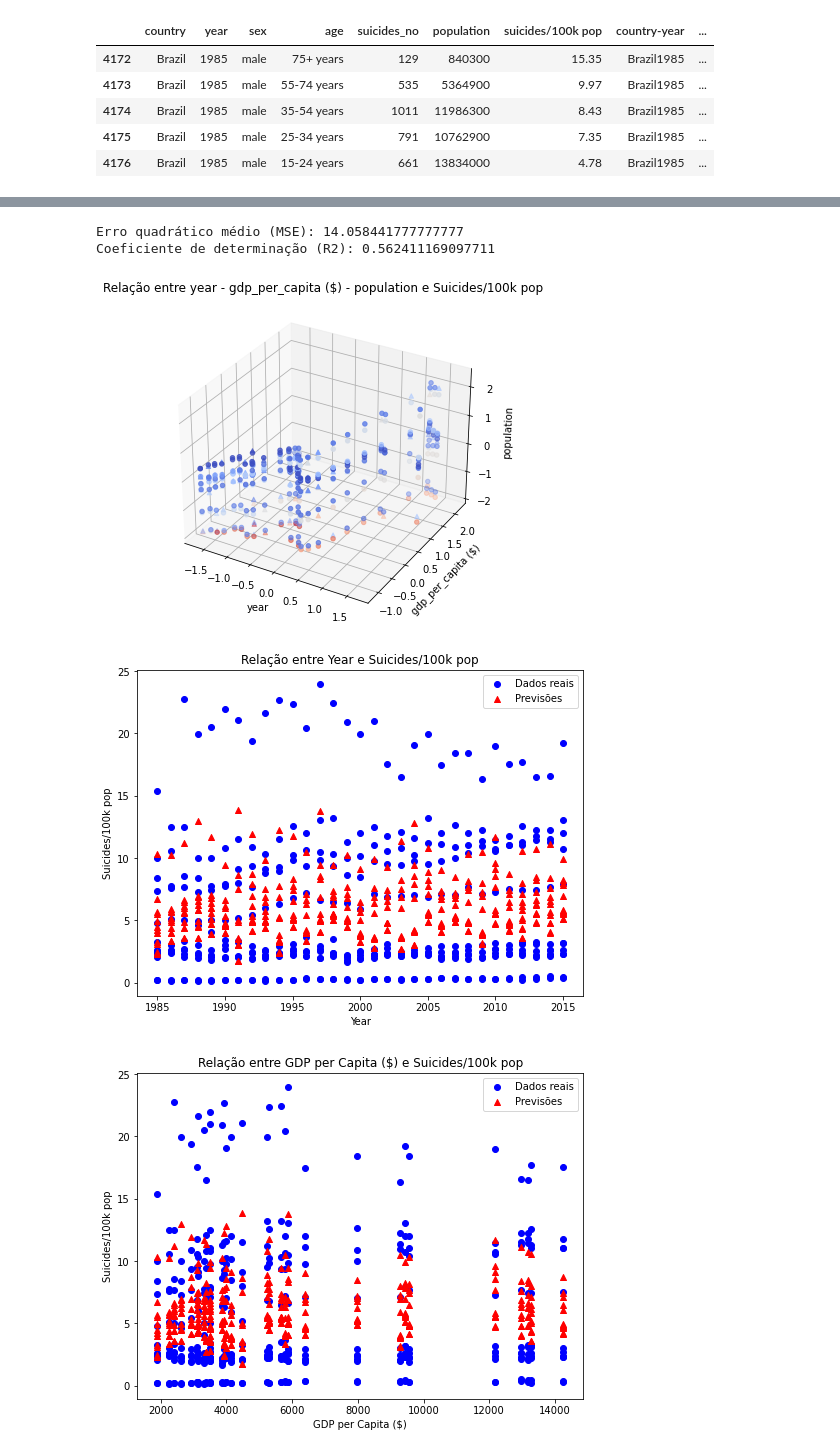
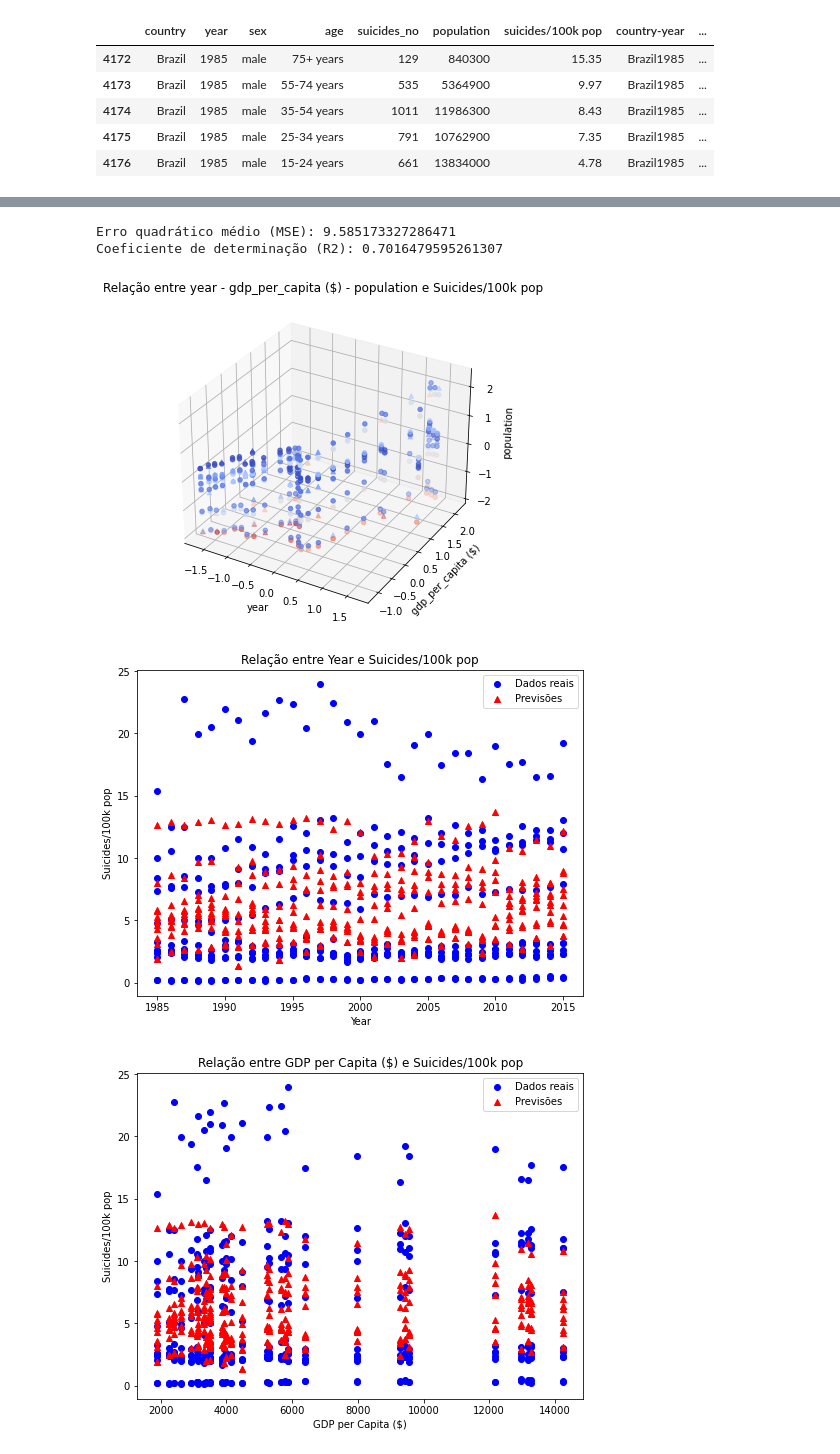
Before and after one commit to mauricio-sj/Trabalho_02_Introducao-ao-Aprendizado-de-Maquina-ENGG67, a Jupyter notebook: Regressão_kNN_setembro_amarelo.ipynb, the cells around one changed output, grey strips where cells are left out. Saved outputs shown, nothing was run; the diff lists cells and outputs as text; code cells hidden in the pictures.

```diff
--- a/Regressão_kNN_setembro_amarelo.ipynb
+++ b/Regressão_kNN_setembro_amarelo.ipynb
@@ -163,7 +161,7 @@ X_normalized = scaler.fit_transform(X_encoded)
 X_train, X_test, y_train, y_test = train_test_split(X_normalized, y, test_size=0.2, random_state=42)
 
 # Criar o modelo k-NN para regressão
-k = 15  # Valor de k
+k = 21  # Valor de k
 knn = KNeighborsRegressor(n_neighbors=k)
 
 # Ajustar o modelo aos dados de treinamento
@@ -201,35 +199,35 @@ ax.scatter(X_test[:, X_encoded.columns.get_loc(x_var)],
 
 # Configurar os rótulos dos eixos
 ax.set_xlabel(x_var)
 ax.set_ylabel(y_var)
 ax.set_zlabel(z_var)
 ax.set_title('Relação entre {} - {} - {} e Suicides/100k pop'.format(x_var, y_var, z_var))
 
 # Mostrar o gráfico
 plt.show()
 
 # Gráfico 2D: Relação entre year e suicides/100k pop
 plt.figure(figsize=(8, 6))
 plt.scatter(X_encoded['year'], y, c='b', label='Dados reais')
 plt.scatter(X_encoded['year'], knn.predict(X_normalized), c='r', marker='^', label='Previsões')
 plt.xlabel('Year')
 plt.ylabel('Suicides/100k pop')
 plt.title('Relação entre Year e Suicides/100k pop')
 plt.legend()
 plt.show()
 
 # Gráfico 2D: Relação entre gdp_per_capita ($) e suicides/100k pop
 plt.figure(figsize=(8, 6))
 plt.scatter(X_encoded['gdp_per_capita ($)'], y, c='b', label='Dados reais')
 plt.scatter(X_encoded['gdp_per_capita ($)'], knn.predict(X_normalized), c='r', marker='^', label='Previsões')
 plt.xlabel('GDP per Capita ($)')
 plt.ylabel('Suicides/100k pop')
 plt.title('Relação entre GDP per Capita ($) e Suicides/100k pop')
 plt.legend()
 plt.show()
 # %% [output]
-Erro quadrático médio (MSE): 14.058441777777777
-Coeficiente de determinação (R2): 0.562411169097711
+Erro quadrático médio (MSE): 9.585173327286471
+Coeficiente de determinação (R2): 0.7016479595261307
-[figure, old version]
+[figure, new version]
-[figure, old version]
+[figure, new version]
-[figure, old version]
+[figure, new version]
```
Also changed, not shown: parts of 1 cell of this notebook.
